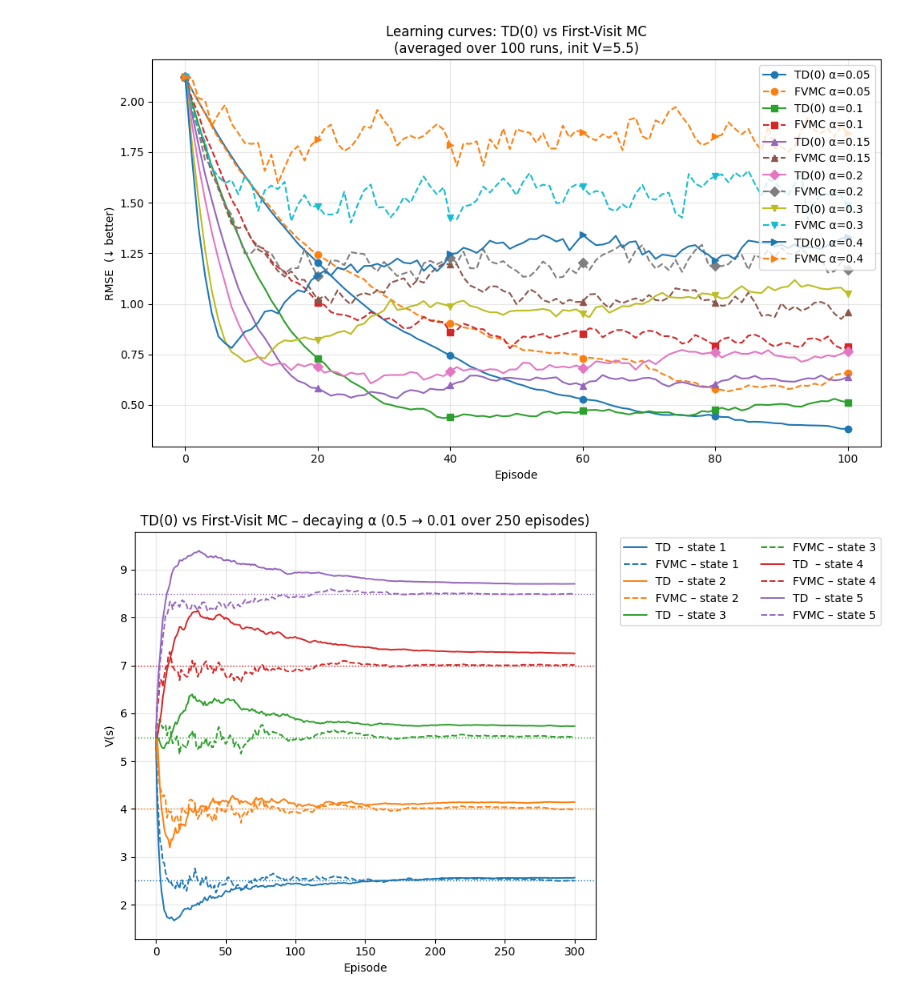
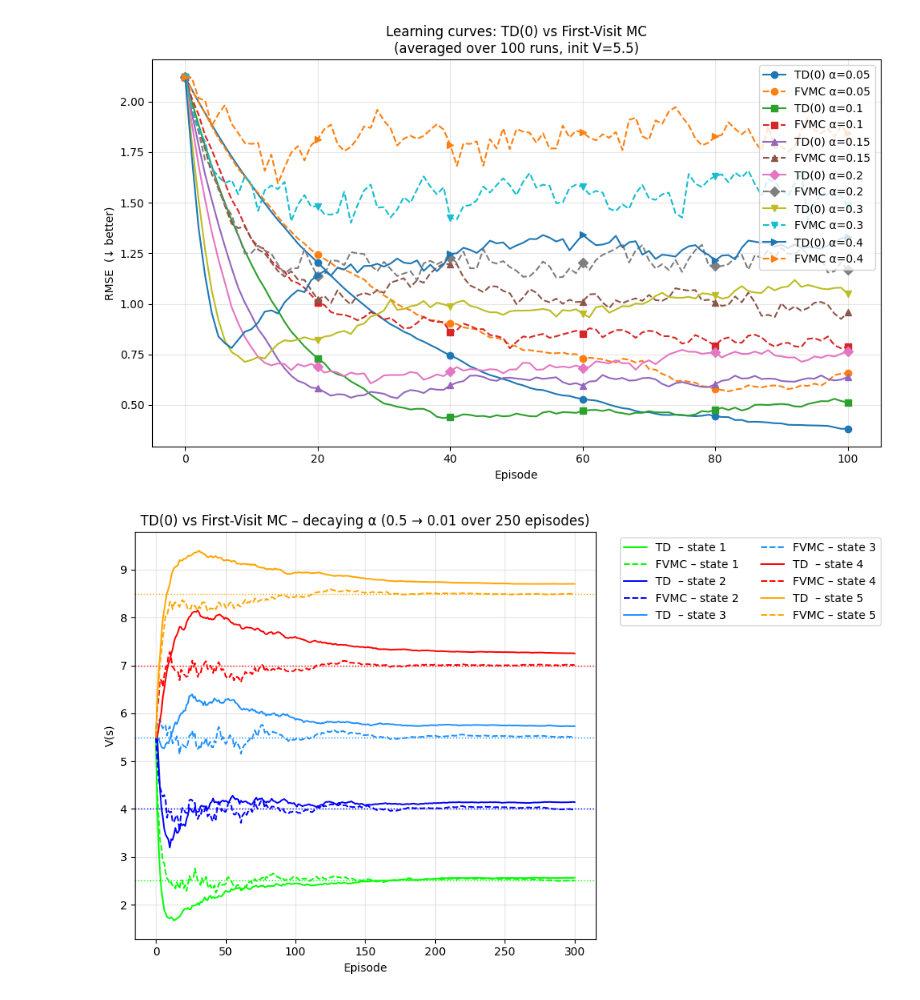
Before and after one commit to SARL-PLUS/Material_for_introductory_RL_course_DANIELI, a Jupyter notebook: Mars_Rover_predict.ipynb, the cells around one changed output. Drawn from its saved outputs; the diff is of its cells as text; code cells hidden in the pictures.

```diff
--- a/Mars_Rover_predict.ipynb
+++ b/Mars_Rover_predict.ipynb
@@ -550,31 +586,32 @@ for run in trange(N_RUNS, desc='runs'):
 track_td /= N_RUNS
 track_mc /= N_RUNS
 # ─── One–figure summary: all five states on the same axes ────────────────
 plt.figure(figsize=(10, 6))
 
 colors = ['tab:blue', 'tab:orange', 'tab:green', 'tab:red', 'tab:purple']
+colors = (["lime", "blue", "dodgerblue", "red", 'orange', 'orange'])
 
 for k, s in enumerate(non_terminal):
     plt.plot(track_td[:, s],
              color=colors[k],
              linewidth=1.4,
              label=f'TD  – state {s}')
     plt.plot(track_mc[:, s],
              color=colors[k],
              linestyle='--',
              linewidth=1.4,
              label=f'FVMC – state {s}')
     plt.axhline(V_true[s],
                 color=colors[k],
                 linestyle=':',
                 linewidth=1)
 
 plt.xlabel('Episode')
 plt.ylabel('V(s)')
 plt.title('TD(0) vs First-Visit MC – decaying α (0.5 → 0.01 over 250 episodes)')
 plt.grid(alpha=.3)
 plt.legend(ncol=2, bbox_to_anchor=(1.04, 1), loc='upper left')
 plt.tight_layout()
 plt.show()
 # %% [output]
-[figure, old version]
+[figure, new version]
```
Also changed, not shown: parts of 1 cell of this notebook, 7 other files.
